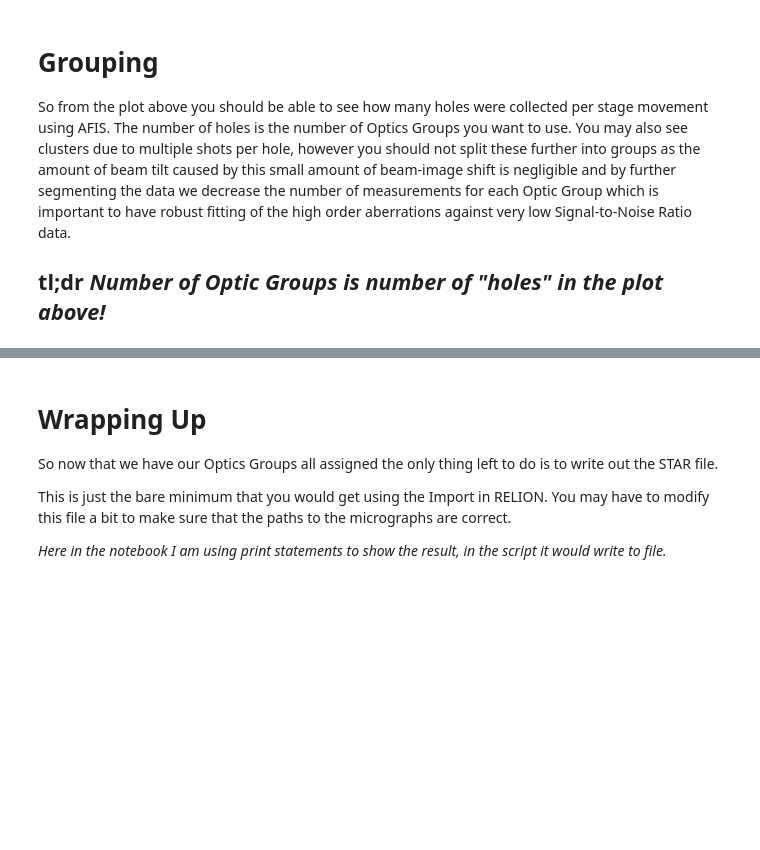
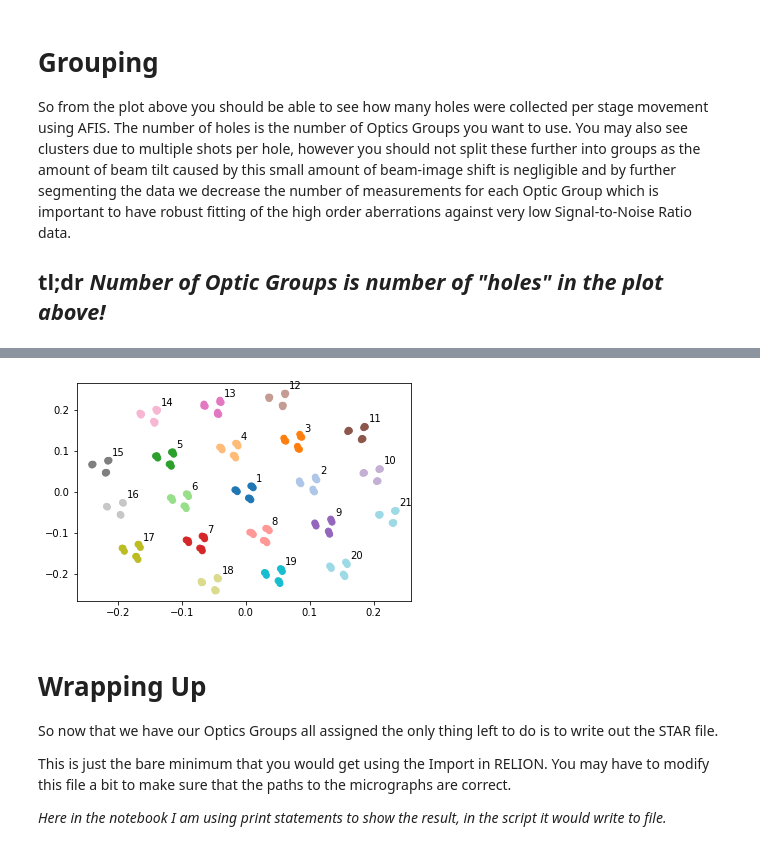
Before and after one commit to DustinMorado/EPU_group_AFIS, a Jupyter notebook: EPU_Group_AFIS.ipynb, the cells around one changed output, grey strips where cells are left out. Drawn from its saved outputs; the diff is of its cells as text; code cells hidden in the pictures; blank space fills up the shorter version.

Commit message:
Added HAC and fixed sorting

```diff
--- a/EPU_Group_AFIS.ipynb
+++ b/EPU_Group_AFIS.ipynb
@@ -140,3 +147,84 @@ matplotlib.pyplot.show()
+# %%
+hac = sklearn.cluster.AgglomerativeClustering(n_clusters = n_clusters, linkage = 'complete').fit(shift_array)
+optics_clusters = hac.labels_
+cluster_centers = [[numpy.average(shift_array[optics_clusters == x][:, 0]),
+                    numpy.average(shift_array[optics_clusters == x][:, 1])]
+                   for x in set(sorted(optics_clusters))]
+# %%
+# To make the clusters sensible we order them by polar coordinates
+radii = [x[0]**2 + x[1]**2 for x in cluster_centers]
+sort_idxs = sorted(enumerate(radii), key=lambda x:x[1])
+
+# Find the 'origin' point with smallest radius
+origin = cluster_centers[sort_idxs[0][0]]
+
+# Create some temporary variables for finding the X and Y axis of the hole "grid"
+x_vec = (1, 0)
+x_unit = (1, 0)
+x_angle = numpy.pi
+x_length = 1
+
+y_vec = (1, 0)
+y_unit = (1, 0)
+y_angle = numpy.pi
+y_length = 1
+
+# The four points with smallest radius besides the origin contain the grid axes
+for idx in range(1,5):
+    point = cluster_centers[sort_idxs[idx][0]]
+    x_coord = point[0] - origin[0]
+    y_coord = point[1] - origin[1]
+
+    # We choose the X-axis
+    if x_coord > 0 and x_coord > abs(y_coord):
+        x_vec = (x_coord, y_coord)
+        x_angle = numpy.arctan2(y_coord, x_coord)
+        x_length = numpy.sqrt(x_vec[0]**2 + x_vec[1]**2)
+        x_unit = (x_vec[0] / x_length, x_vec[1] / x_length)
+
+    # We choose the Y-axis
+    if y_coord > 0 and y_coord > abs(x_coord):
+        y_vec = (x_coord, y_coord)
+        y_angle = numpy.arctan2(y_coord, x_coord)
+        y_length = numpy.sqrt(y_vec[0]**2 + y_vec[1]**2)
+        y_unit = (y_vec[0] / y_length, y_vec[1] / y_length)
+
+# Create a list to store our metrics on the newly determined grid
+grid_dists = []
+
+for idx, center in enumerate(cluster_centers):
+    # Center the point w.r.t. the origin
+    point = (center[0] - origin[0], center[1] - origin[1])
+
+    # Project the point onto x_vec, and y_vec
+    grid_x = numpy.round((point[0] * x_unit[0] + point[1] * x_unit[1]) / x_length)
+    grid_y = numpy.round((point[0] * y_unit[0] + point[1] * y_unit[1]) / y_length)
+
+    # We use Manhattan distance metric so points along a unit square
+    # all have same distance, which handles our corner holes.
+    dist = max(abs(grid_x), abs(grid_y))
+
+    # We calculate our grid index angle to sort clusters CCW
+    angle = (numpy.degrees(numpy.arctan2(grid_y, grid_x)) + 360) % 360
+    grid_dists.append((idx, grid_x, grid_y, dist, angle))
+
+# We sort first by our distance metric and then second by angle
+sort_idxs = [x[0] for x in sorted(grid_dists, key=lambda x:(x[3], x[4]))]
+
+# Apply this sorting back to the original random clustering IDs
+optics_groups = [sort_idxs.index(x) + 1 for x in optics_clusters]
+
+# Show the cluster and sorting
+figure = matplotlib.pyplot.figure()
+axes = figure.add_subplot(111)
+matplotlib.pyplot.scatter(shift_array[:, 0], shift_array[:, 1], c=optics_groups, cmap='tab20')
+
+for optics_group in range(n_clusters):
+    axes.annotate('{0:d}'.format(optics_group + 1), xy=cluster_centers[sort_idxs[optics_group]], textcoords='offset pixels', xytext=(10, 10))
+
+matplotlib.pyplot.show()
+# %% [output]
+[figure, added]
 # %% [markdown]
 # Wrapping Up
 
```
Also changed, not shown: parts of 4 cells of this notebook, 2 other files.
